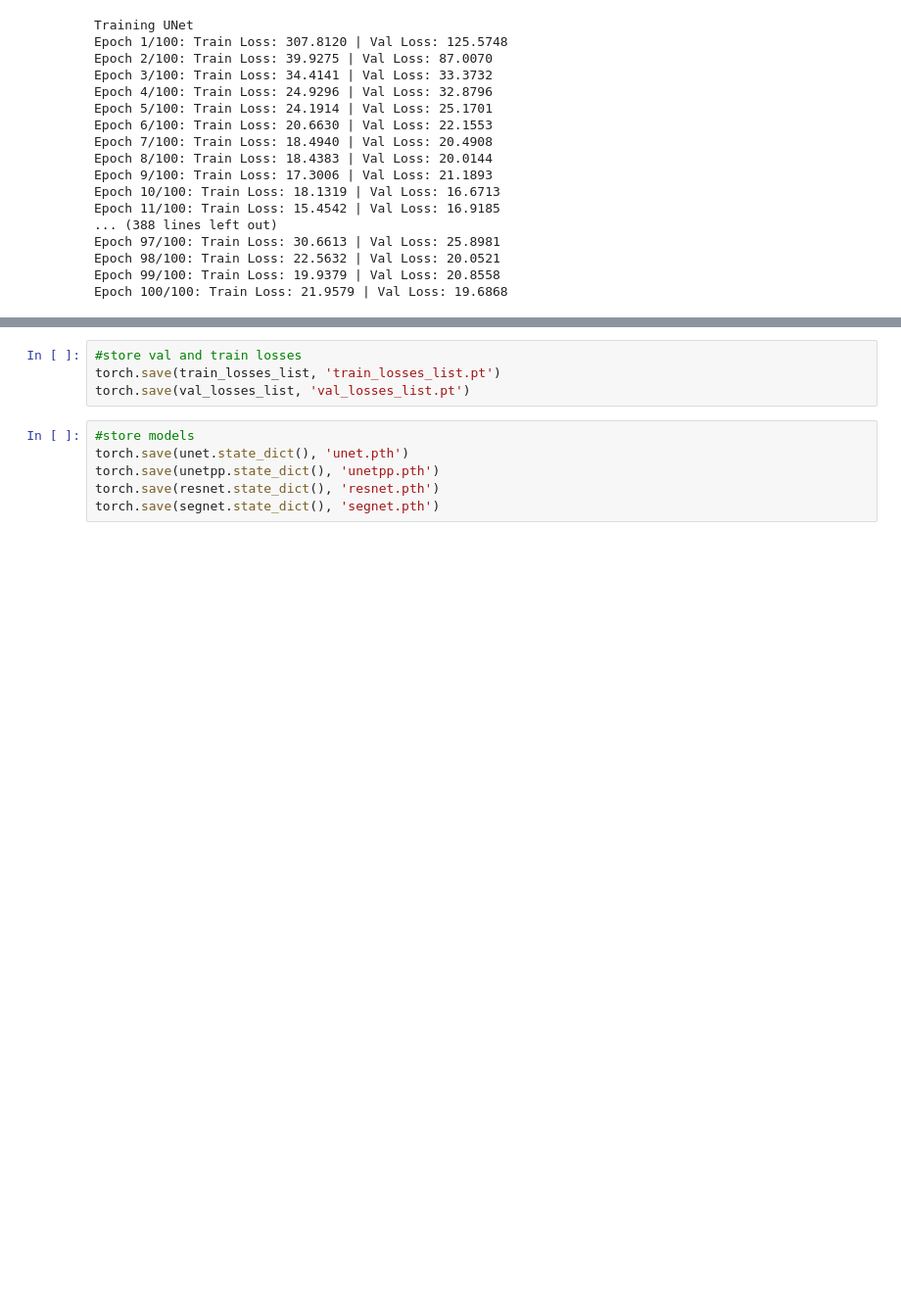
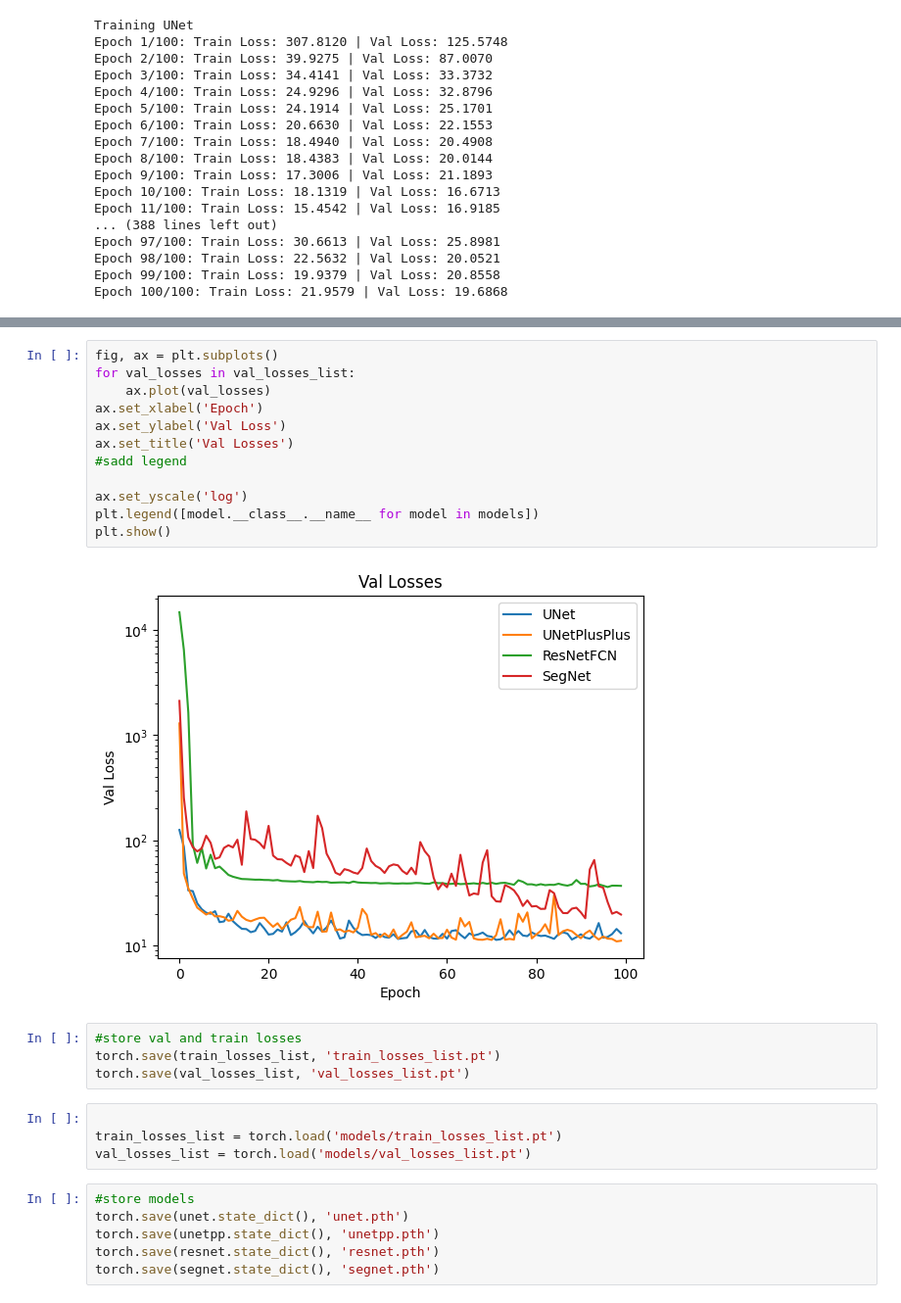
Before and after one commit to IsraFields/ProyectoIntegrador, a Jupyter notebook: Avance4_Equipo14.ipynb, the cells around one changed output, grey strips where cells are left out. Shown at 98% size. Drawn from its saved outputs; the diff is of its cells as text; blank space fills up the shorter version.

```diff
--- a/Avance4_Equipo14.ipynb
+++ b/Avance4_Equipo14.ipynb
@@ -235,7 +242,25 @@ plt.show()
+# %%
+fig, ax = plt.subplots()
+for val_losses in val_losses_list:
+    ax.plot(val_losses)
+ax.set_xlabel('Epoch')
+ax.set_ylabel('Val Loss')
+ax.set_title('Val Losses')
+#sadd legend
+
+ax.set_yscale('log')
+plt.legend([model.__class__.__name__ for model in models])
+plt.show()
+# %% [output]
+[figure, added]
 # %%
 #store val and train losses
 torch.save(train_losses_list, 'train_losses_list.pt')
 torch.save(val_losses_list, 'val_losses_list.pt')
+# %%
+
+train_losses_list = torch.load('models/train_losses_list.pt')
+val_losses_list = torch.load('models/val_losses_list.pt')
 # %%
 #store models
 torch.save(unet.state_dict(), 'unet.pth')
```
Also changed, not shown: parts of 9 cells of this notebook, 1 other file.
